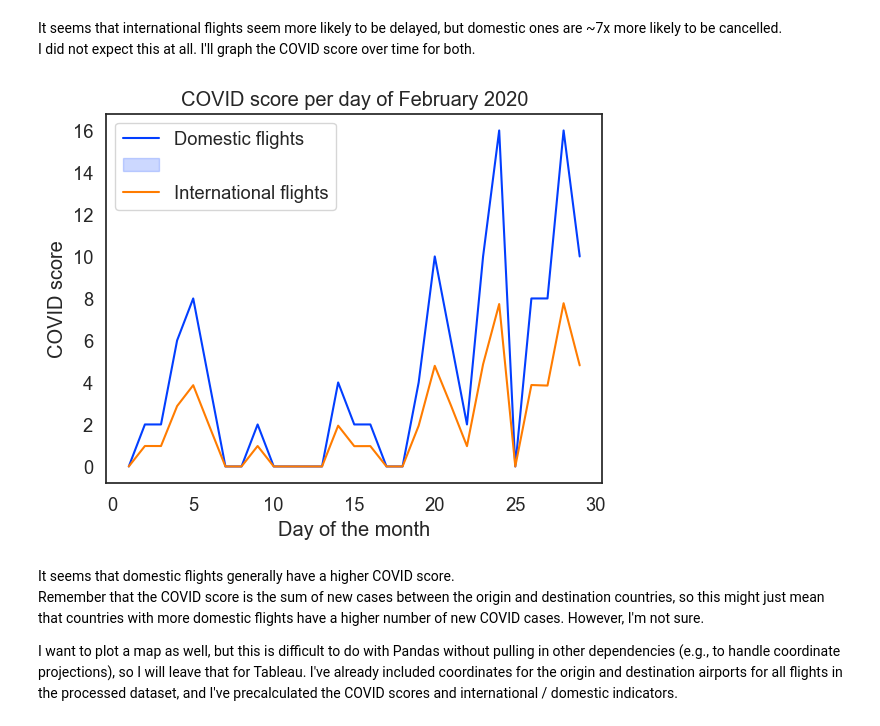
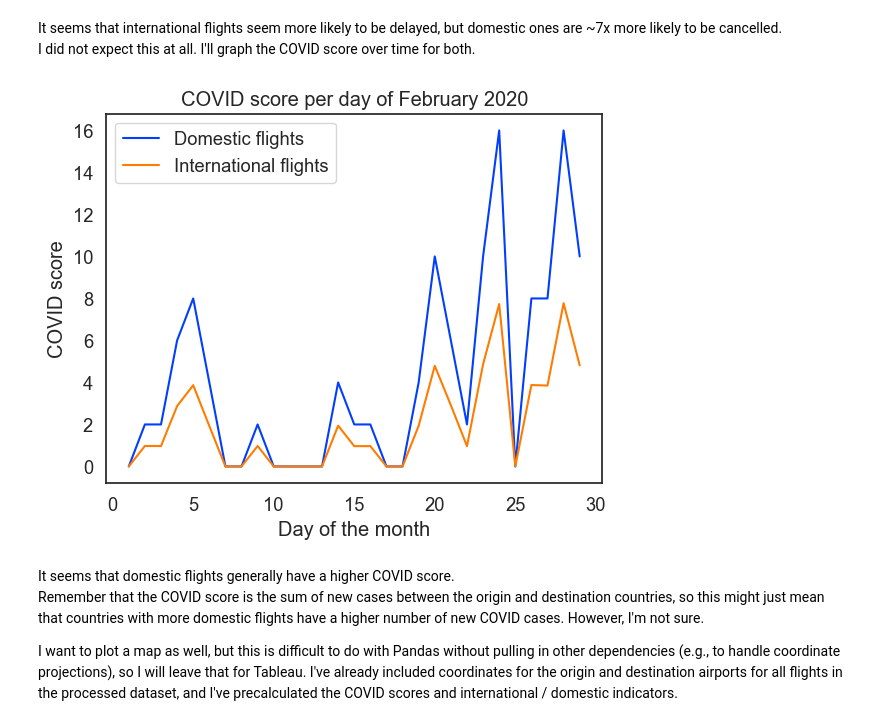
Before and after one commit to ubco-W2022T2-data301/project-group-group05, a Jupyter notebook: analysis/analysis_bradan.ipynb, the cells around one changed output. Saved outputs shown, nothing was run; the diff lists cells and outputs as text; code cells hidden in the pictures.

Commit message:
analysis: Ignore broken legend entry

```diff
--- a/analysis/analysis_bradan.ipynb
+++ b/analysis/analysis_bradan.ipynb
@@ -429,22 +429,24 @@ intl.head()
 It seems that international flights seem more likely to be delayed, but domestic ones are ~7x more likely to be cancelled.
 I did not expect this at all. I'll graph the COVID score over time for both.
 # %%
+import warnings
+warnings.filterwarnings('ignore')
 score_domestic = (df[df['International'] == False]
                   .groupby('Date')
                   .mean(numeric_only=True)
                   .reset_index()
                   .assign(Date=lambda x: pd.to_datetime(x.Date)))
 score_intl = (df[df['International'] == True]
                   .groupby('Date')
                   .mean(numeric_only=True)
                   .reset_index()
                   .assign(Date=lambda x: pd.to_datetime(x.Date)))
 ax = sns.lineplot(score_domestic, x=score_domestic['Date'].dt.day, y='COVID score')
 sns.lineplot(score_intl, x=score_intl['Date'].dt.day, y='COVID score', ax=ax)
 ax.set(title='COVID score per day of February 2020', xlabel='Day of the month', ylabel='COVID score')
-ax.legend(['Domestic flights', '', 'International flights'], loc='upper left');
+ax.legend(['Domestic flights', '_', 'International flights'], loc='upper left');
 # %% [output]
-[figure, old version]
+[figure, new version]
 # %% [markdown]
 It seems that domestic flights generally have a higher COVID score.
 Remember that the COVID score is the sum of new cases between the origin and destination countries, so this might just mean that countries with more domestic flights have a higher number of new COVID cases. However, I'm not sure.
```
